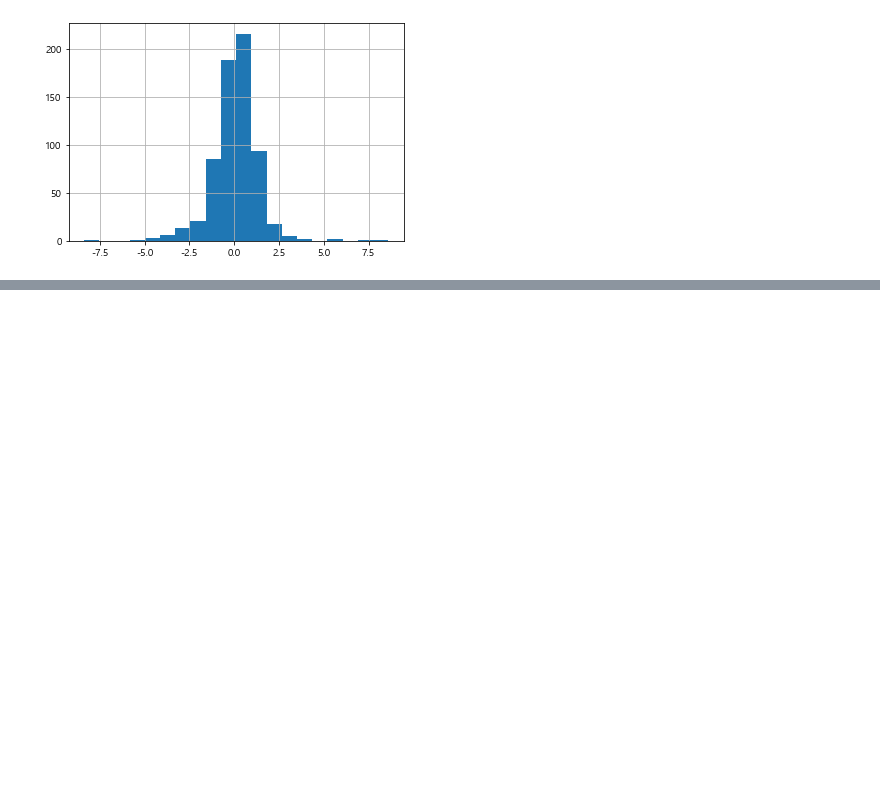
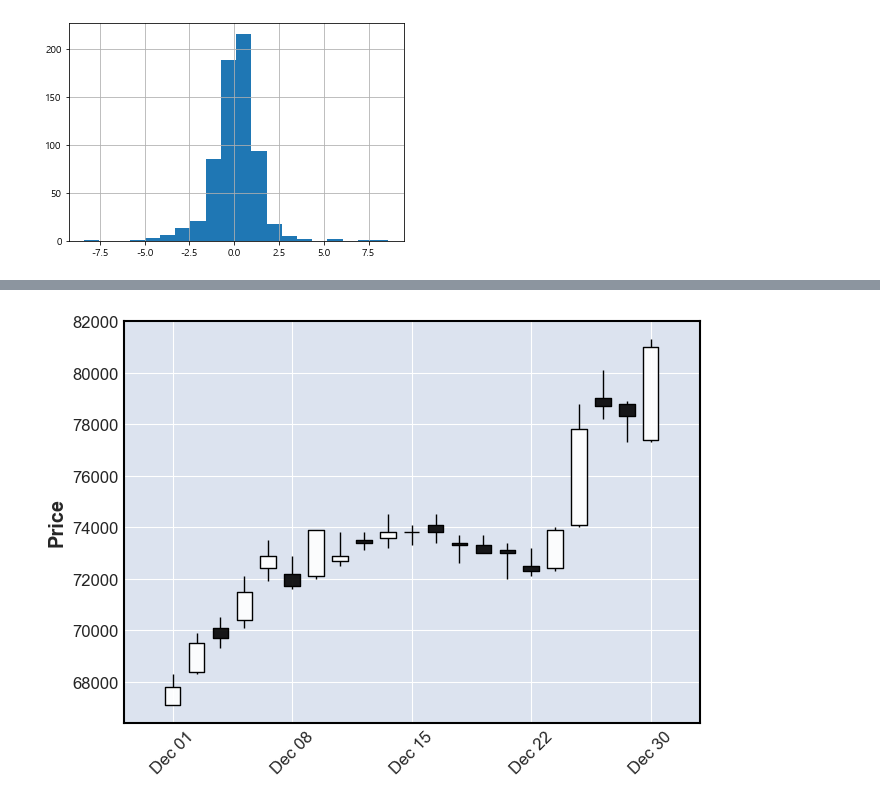
Before and after one commit to leehg9805/leehg9805, a Jupyter notebook: finacepart7.ipynb, the cells around one changed output, grey strips where cells are left out. Cells and saved outputs as stored; diff of their text form; code cells hidden in the pictures; blank space fills up the shorter version.

```diff
--- a/finacepart7.ipynb
+++ b/finacepart7.ipynb
@@ -274,0 +329,5 @@ plt.show()
+# %%
+import pandas as pd
+
+df = pd.read_excel('finace_data/sec.xlsx', index_col =0)
+df
@@ -274,0 +349,6 @@ plt.show()
+# %%
+import mplfinance as mpf
+
+mpf.plot(data=df.loc['2020-12'], type='candle')
+# %% [output]
+[figure, added]
```
Also changed, not shown: parts of 16 cells of this notebook.
